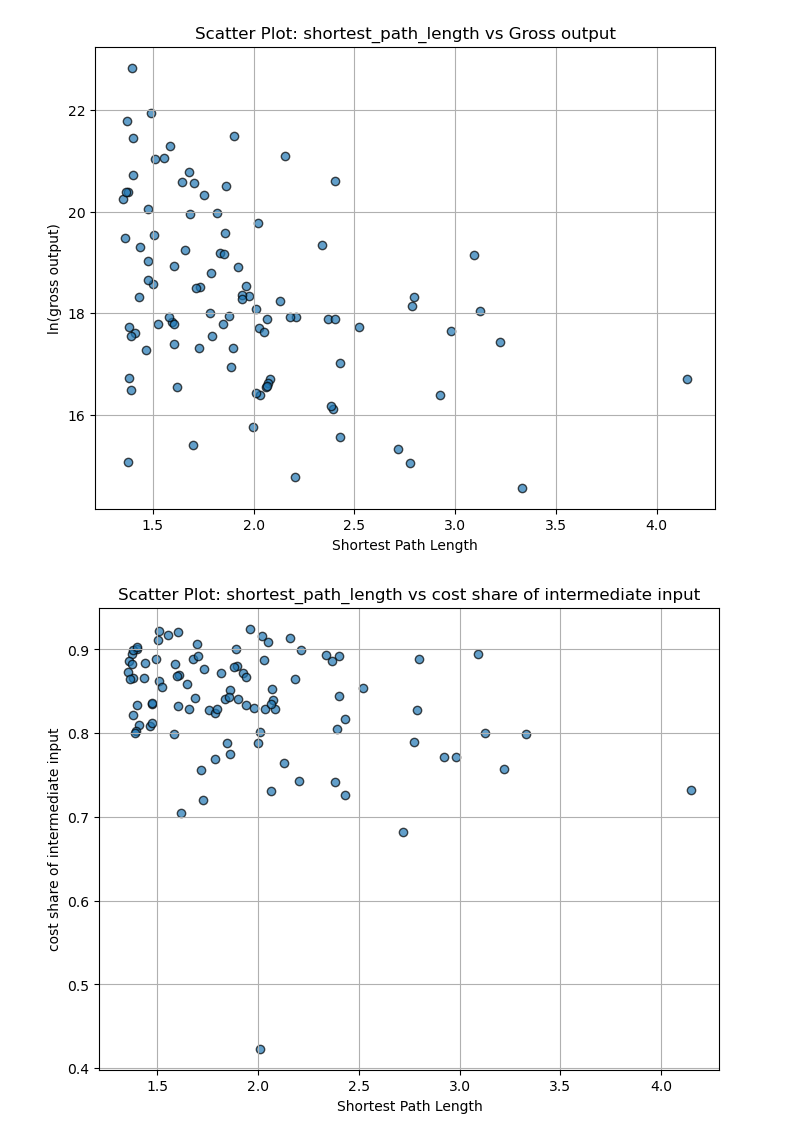
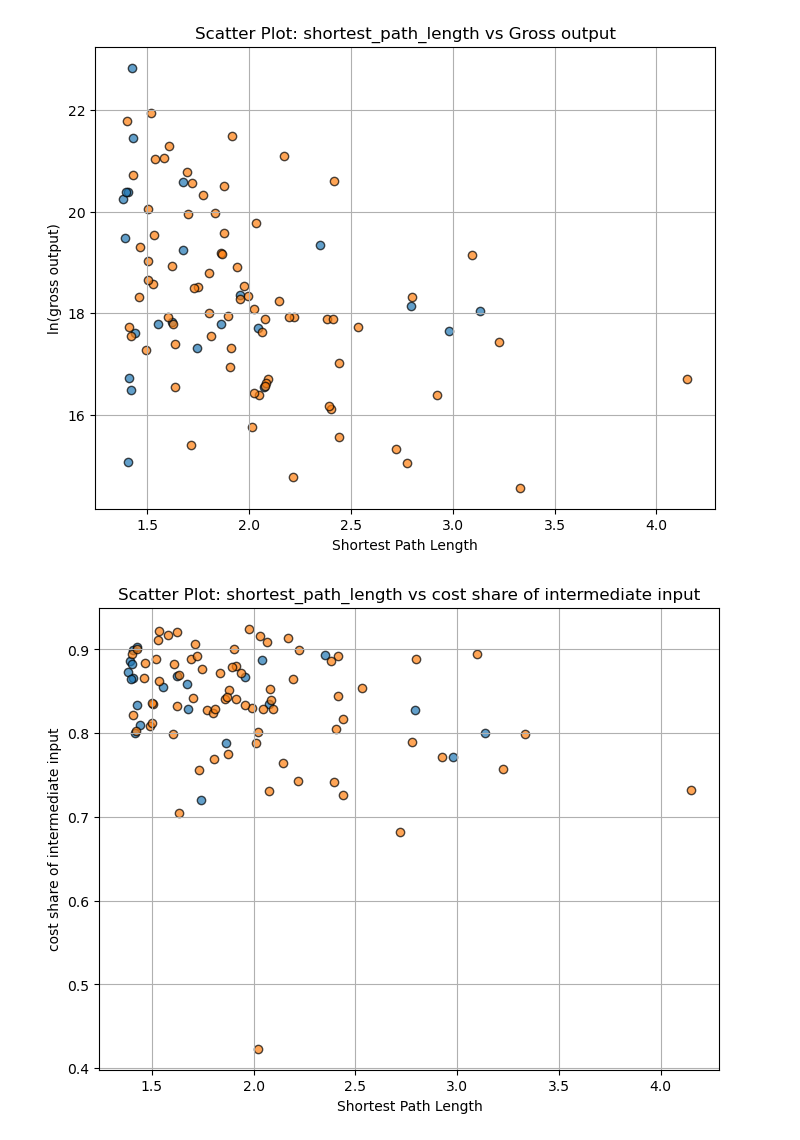
Before and after one commit to wakachii/SI-Org-chart, a Jupyter notebook: analysis.ipynb, the cells around one changed output. Cells and saved outputs as stored; diff of their text form; code cells hidden in the pictures.

```diff
--- a/analysis.ipynb
+++ b/analysis.ipynb
@@ -41,39 +29,40 @@ import matplotlib.pyplot as plt
 # function for scatter plot
 def plot_scatter(x, y, x_label, y_label, title):
     plt.figure(figsize=(8, 6))
-    plt.scatter(x, y, alpha=0.7, edgecolors='k')
+    plt.scatter(x[df_merged["year"]== 2002], y[df_merged["year"]== 2002], alpha=0.7, edgecolors='k')
+    plt.scatter(x[df_merged["year"]== 2010], y[df_merged["year"]== 2010], alpha=0.7, edgecolors='k')
     plt.title(title)
     plt.xlabel(x_label)
     plt.ylabel(y_label)
     plt.grid(True)
     plt.show()
 
 # Gross output
 plot_scatter(
     df_merged['shortest_path_length'],
     df_merged["ln(gross output)"],
     "Shortest Path Length",
     "ln(gross output)",
     "Scatter Plot: shortest_path_length vs Gross output"
 )
 
 # Cost share of intermediate-inputs
 plot_scatter(
     df_merged['shortest_path_length'],
     df_merged['cost share of intermediate input'],
     "Shortest Path Length",
     "cost share of intermediate input",
     "Scatter Plot: shortest_path_length vs cost share of intermediate input"
 )
 
 # TFP
 plot_scatter(
     df_merged['shortest_path_length'],
     df_merged['Multilateral TFP, base year=2011, industry=JIPcode'],
     "Shortest Path Length",
     "ln(TFP)",
     "Scatter Plot: shortest_path_length vs Multilateral TFP"
 )
 # %% [output]
-[figure, old version]
+[figure, new version]
-[figure, old version]
+[figure, new version]
```
Also changed, not shown: parts of 6 cells of this notebook, 2 other files.
